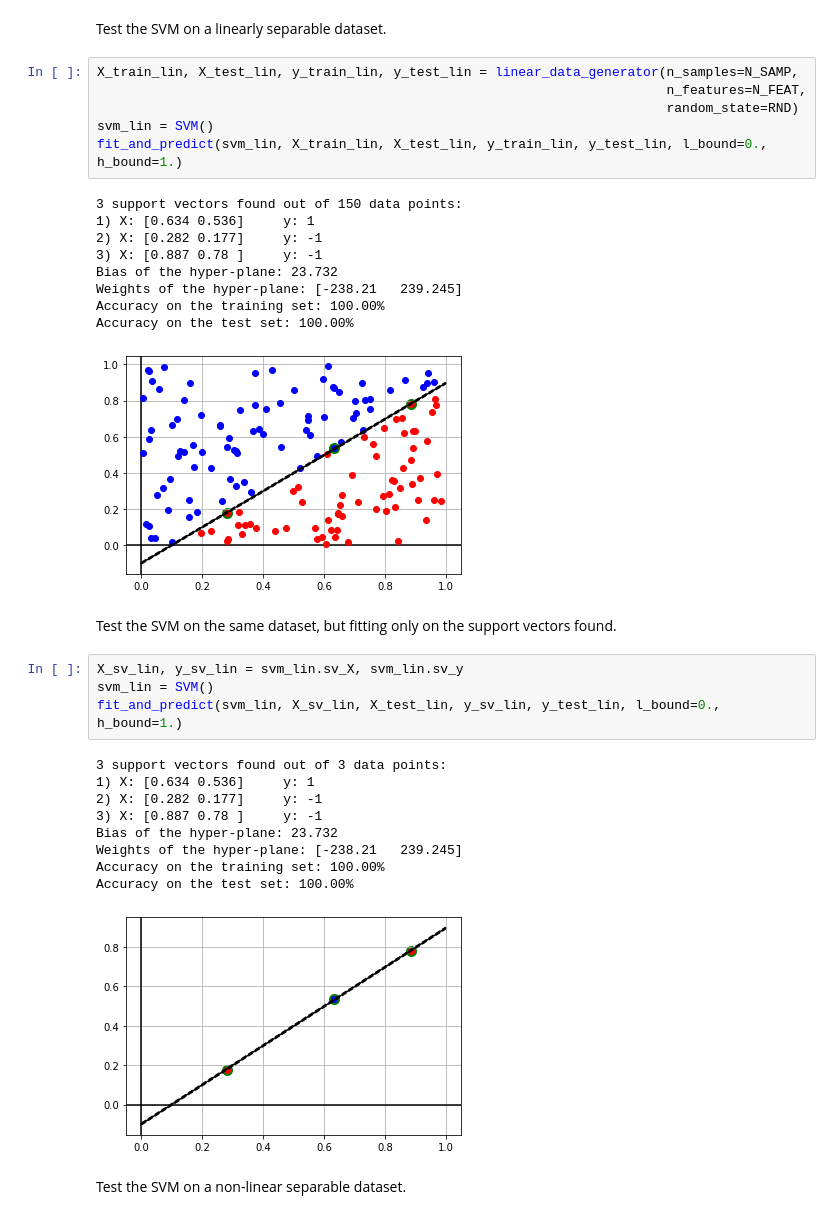
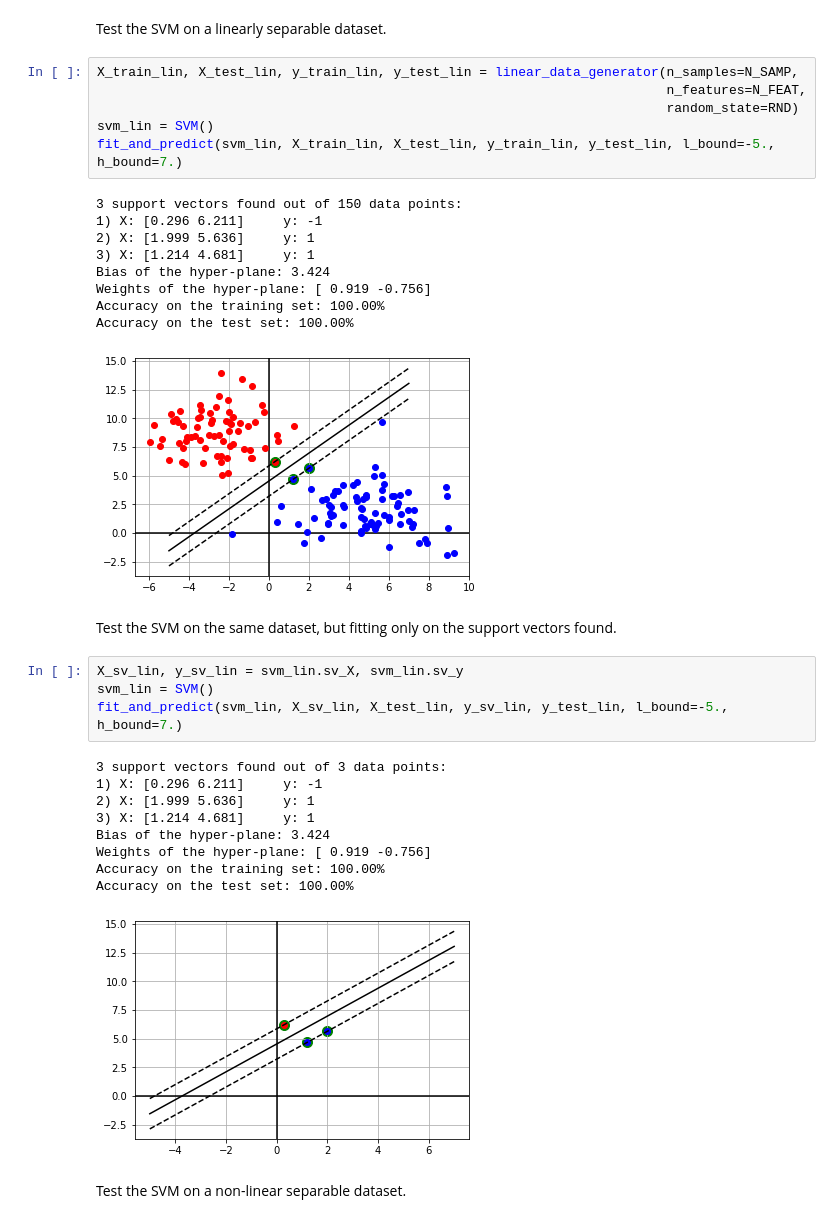
Before and after one commit to nihil21/custom-svm, a Jupyter notebook: custom-svm/svm_usecase.ipynb, the cells around one changed output. Cells and saved outputs as stored; diff of their text form.

```diff
--- a/custom-svm/svm_usecase.ipynb
+++ b/custom-svm/svm_usecase.ipynb
@@ -58,35 +58,35 @@ Test the SVM on a linearly separable dataset.
 # %%
 X_train_lin, X_test_lin, y_train_lin, y_test_lin = linear_data_generator(n_samples=N_SAMP,
                                                                          n_features=N_FEAT,
                                                                          random_state=RND)
 svm_lin = SVM()
-fit_and_predict(svm_lin, X_train_lin, X_test_lin, y_train_lin, y_test_lin, l_bound=0., h_bound=1.)
+fit_and_predict(svm_lin, X_train_lin, X_test_lin, y_train_lin, y_test_lin, l_bound=-5., h_bound=7.)
 # %% [output]
 3 support vectors found out of 150 data points:
-1) X: [0.634 0.536]     y: 1
-2) X: [0.282 0.177]     y: -1
-3) X: [0.887 0.78 ]     y: -1
-Bias of the hyper-plane: 23.732
-Weights of the hyper-plane: [-238.21   239.245]
+1) X: [0.296 6.211]     y: -1
+2) X: [1.999 5.636]     y: 1
+3) X: [1.214 4.681]     y: 1
+Bias of the hyper-plane: 3.424
+Weights of the hyper-plane: [ 0.919 -0.756]
 Accuracy on the training set: 100.00%
 Accuracy on the test set: 100.00%
-[figure, old version]
+[figure, new version]
 # %% [markdown]
 Test the SVM on the same dataset, but fitting only on the support vectors found.
 # %%
 X_sv_lin, y_sv_lin = svm_lin.sv_X, svm_lin.sv_y
 svm_lin = SVM()
-fit_and_predict(svm_lin, X_sv_lin, X_test_lin, y_sv_lin, y_test_lin, l_bound=0., h_bound=1.)
+fit_and_predict(svm_lin, X_sv_lin, X_test_lin, y_sv_lin, y_test_lin, l_bound=-5., h_bound=7.)
 # %% [output]
 3 support vectors found out of 3 data points:
-1) X: [0.634 0.536]     y: 1
-2) X: [0.282 0.177]     y: -1
-3) X: [0.887 0.78 ]     y: -1
-Bias of the hyper-plane: 23.732
-Weights of the hyper-plane: [-238.21   239.245]
+1) X: [0.296 6.211]     y: -1
+2) X: [1.999 5.636]     y: 1
+3) X: [1.214 4.681]     y: 1
+Bias of the hyper-plane: 3.424
+Weights of the hyper-plane: [ 0.919 -0.756]
 Accuracy on the training set: 100.00%
 Accuracy on the test set: 100.00%
-[figure, old version]
+[figure, new version]
 # %% [markdown]
 Test the SVM on a non-linear separable dataset.
 # %%
```
Also changed, not shown: parts of 1 cell of this notebook, 2 other files.
